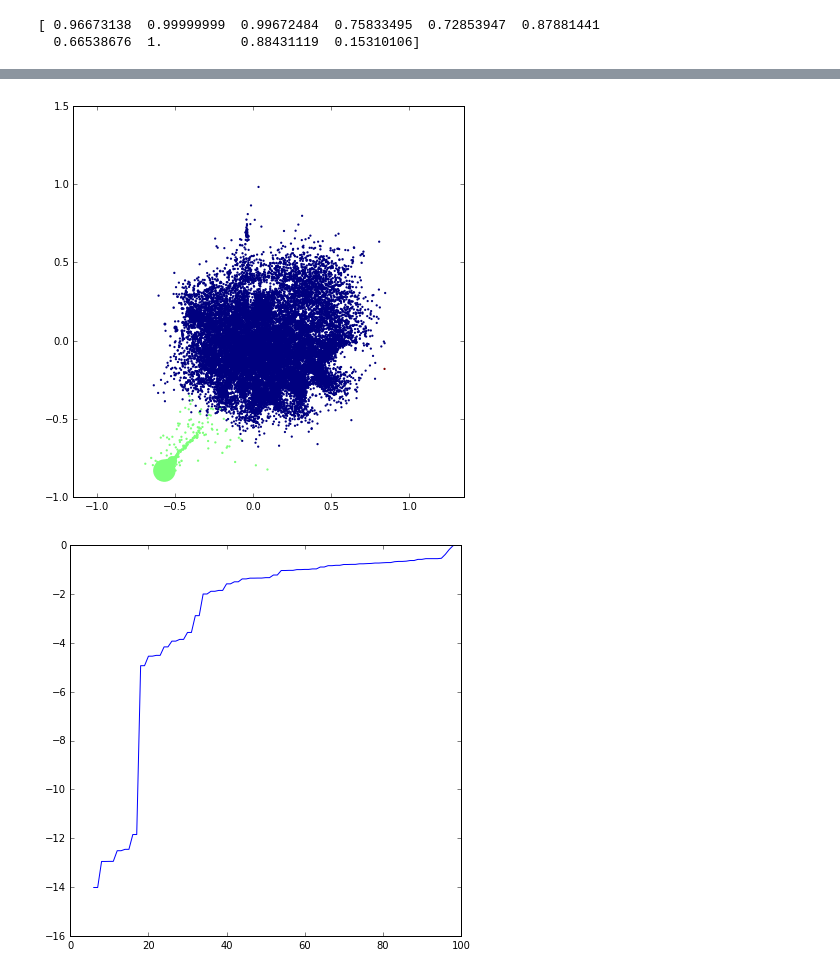
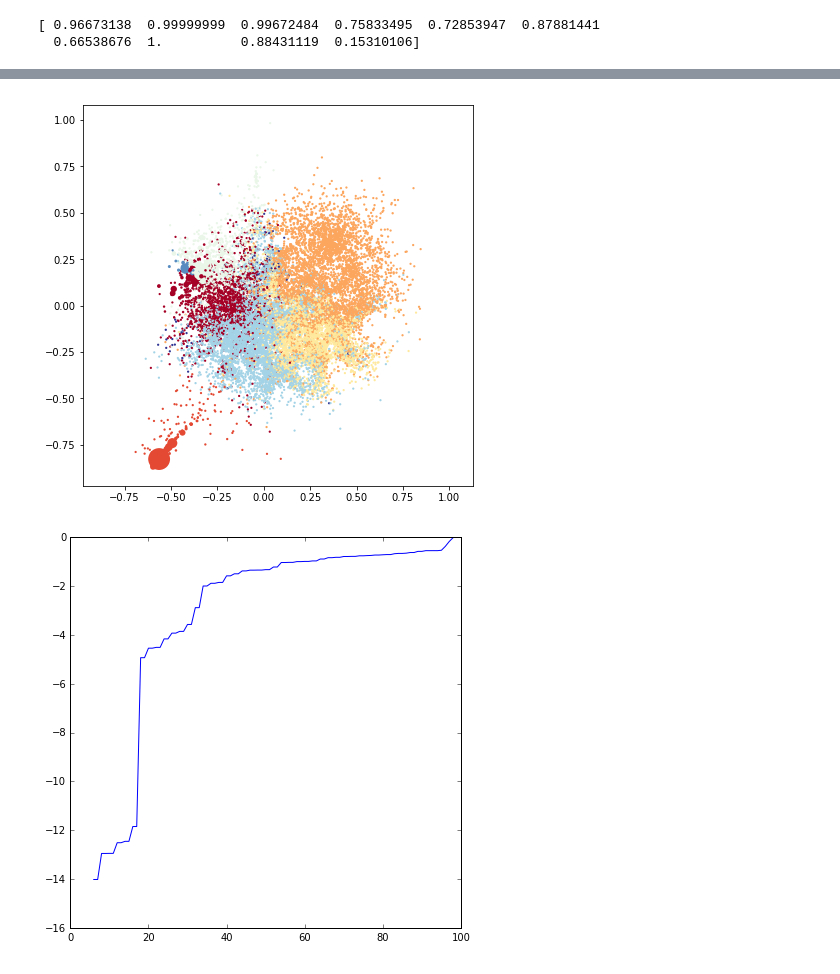
Before and after one commit to lab-cosmo/pamm, a Jupyter notebook: examples/traj9/pamm-merge-lj.ipynb, the cells around one changed output, grey strips where cells are left out. Saved outputs shown, nothing was run; the diff lists cells and outputs as text; code cells hidden in the pictures.

```diff
--- a/examples/traj9/pamm-merge-lj.ipynb
+++ b/examples/traj9/pamm-merge-lj.ipynb
@@ -30,10 +31,10 @@ for i in xrange(ncls):
     Qi[i] = np.exp(pi[icls]).sum()
     lcls.append(icls)
 # %%
-nbs = 8
+nbs = 64
 nibs = np.zeros((nbs,ngrid),int)
 nclsbs = np.zeros(nbs,int)
 for bs in xrange(nbs):
     idx = "%03d" % (bs+1)
-    nibs[bs] = np.asarray(np.loadtxt(prefix+"-bs"+idx+".grid")[:,dim],int) - 1
+    nibs[bs] = np.asarray(np.loadtxt(prefix+"-bs-bs"+idx+".grid")[:,dim],int) - 1
     nclsbs[bs] = np.max(nibs[bs])+1
@@ -102,3 +106,0 @@ print nnij.diagonal()
-# %%
-nnij = nij/ np.sqrt(np.multiply.outer(nij.diagonal(),nij.diagonal()))
-print nnij.diagonal()
@@ -113,5 +113,6 @@ plt.show()
 # %%
-plt.scatter(x[:,0],x[:,1],c=ni[:], linewidth='0')
+cm = plt.cm.get_cmap('RdYlBu')
+plt.scatter(x[:,0],x[:,1],c=ni[:], linewidth='0', cmap=cm)
 plt.axes().set_aspect('equal','datalim')
 plt.show()
 # %% [output]
@@ -119,5 +120,5 @@ plt.show()
 # %%
-cij = nnij > 0.0001
+cij = nnij > 0.018
 cgraph=csg.csgraph_from_dense(cij, null_value=False)
 cc=csg.connected_components(cgraph)
 print cc[0]
@@ -136,11 +137,11 @@ for i in xrange(cc[0]):
 # %%
 si = np.sqrt(np.exp(pi-pi.max()))
 # %%
-plt.scatter(x[:,0],x[:,1],c=imacro, s=(5+si*500), linewidth='0')
+plt.scatter(x[:,0],x[:,1],c=imacro, s=(5+si*500), linewidth='0',cmap=cm)
 plt.axes().set_aspect('equal','datalim')
 plt.show()
 # %% [output]
-[figure, old version]
+[figure, new version]
 # %%
 plt.plot(np.log10(np.sort(aij.flatten())))
 plt.show()
```
Also changed, not shown: parts of 9 cells of this notebook, 2 other files.
